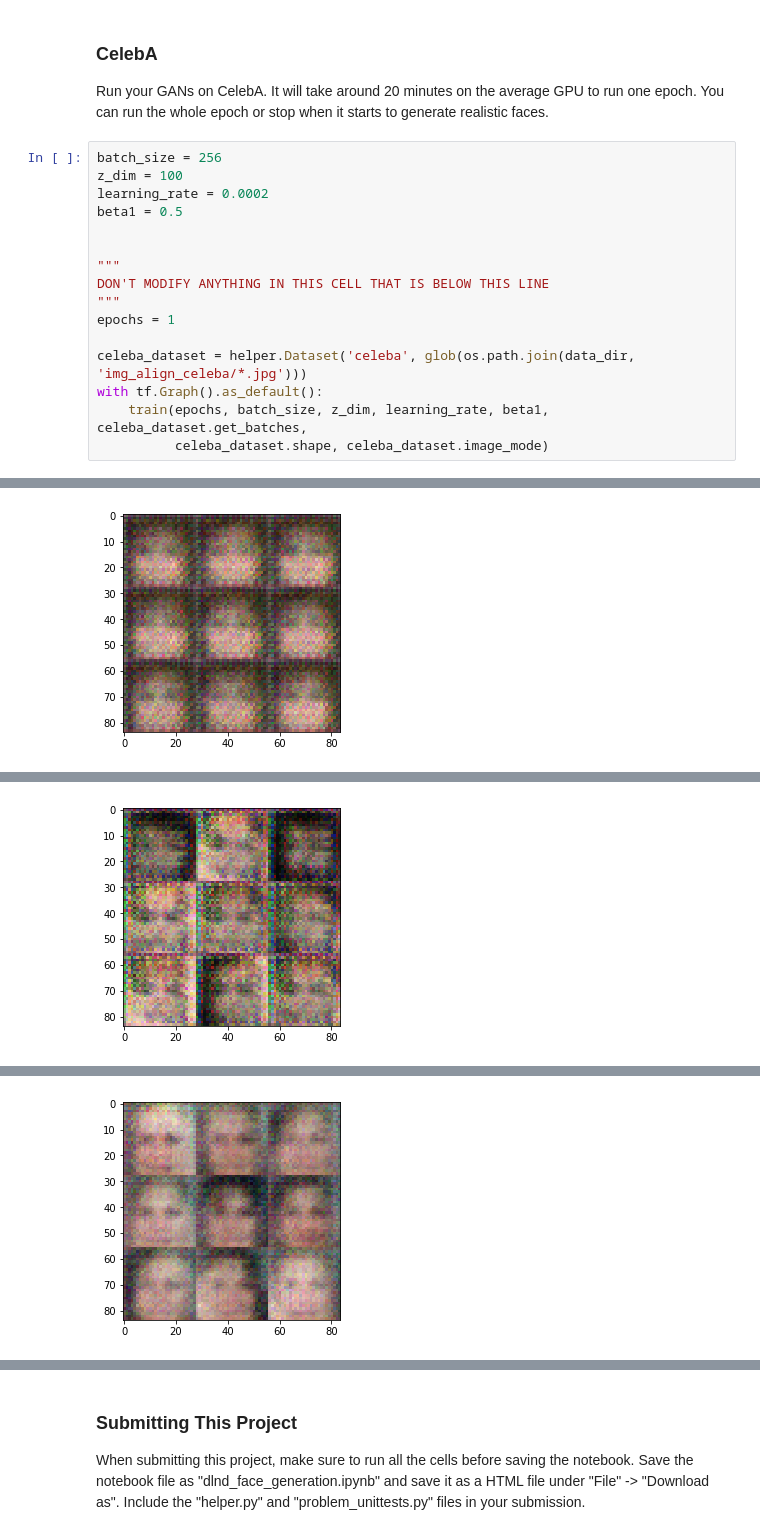
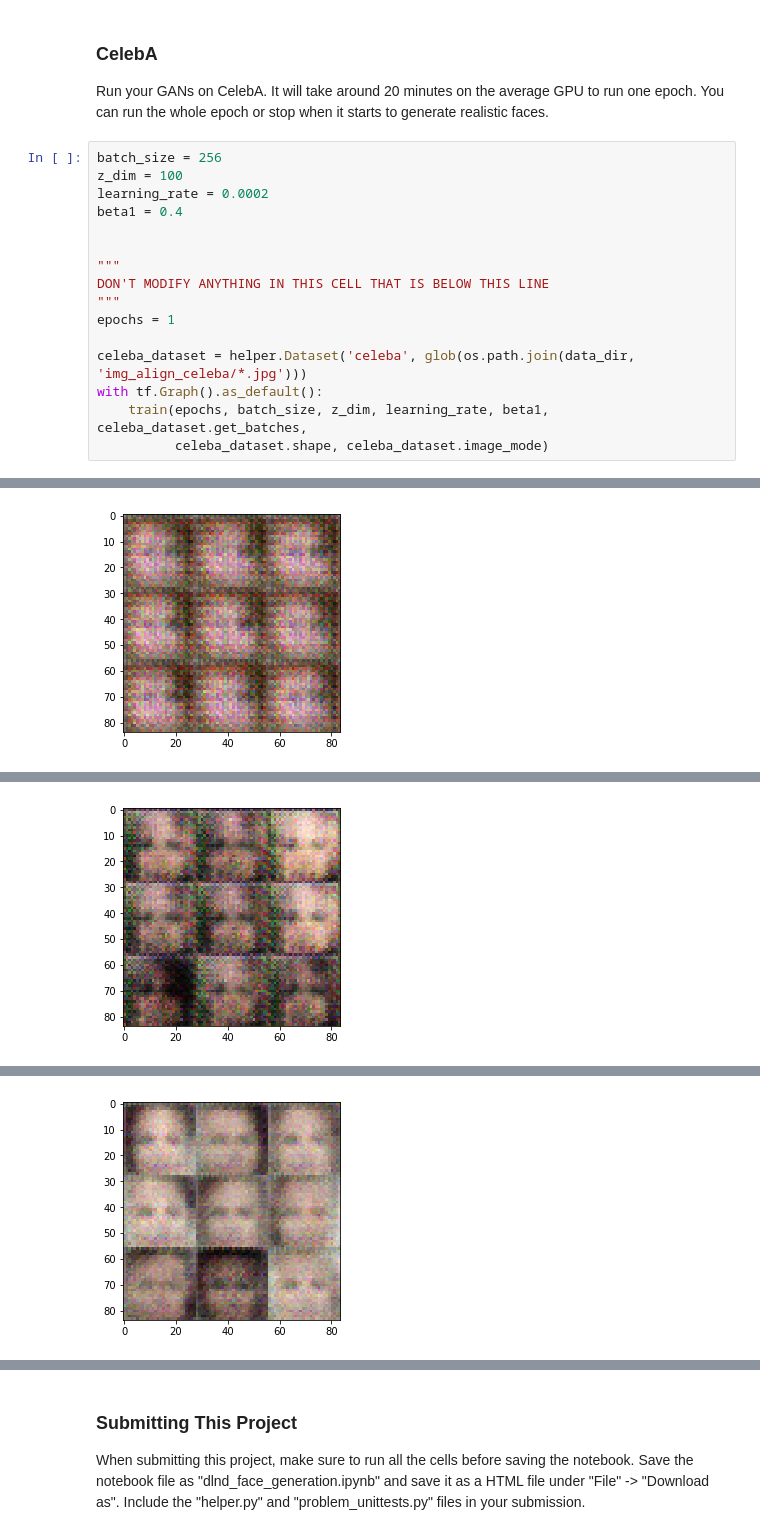
Before and after one commit to georgeliu1998/dlnd, a Jupyter notebook: p5_face_generation/dlnd_face_generation.ipynb, the cells around one changed output, grey strips where cells are left out. Cells and saved outputs as stored; diff of their text form.

Commit message:
Regenerate with beta1 of .4, dloss0.2, gloss2.3

```diff
--- a/p5_face_generation/dlnd_face_generation.ipynb
+++ b/p5_face_generation/dlnd_face_generation.ipynb
@@ -433,7 +433,7 @@ Run your GANs on CelebA.  It will take around 20 minutes on the average GPU to r
 batch_size = 256
 z_dim = 100
 learning_rate = 0.0002
-beta1 = 0.5
+beta1 = 0.4
 
 
 """
@@ -450 +450 @@ Epoch 1/1... Discriminator Loss: 0.1943... Generator Loss: 3.3614
-[figure, old version]
+[figure, new version]
@@ -452 +452 @@ Epoch 1/1... Discriminator Loss: 0.0817... Generator Loss: 3.2662
-[figure, old version]
+[figure, new version]
@@ -454 +454 @@ Epoch 1/1... Discriminator Loss: 0.9829... Generator Loss: 0.6507
-[figure, old version]
+[figure, new version]
```
Also changed, not shown: parts of 1 cell of this notebook.
